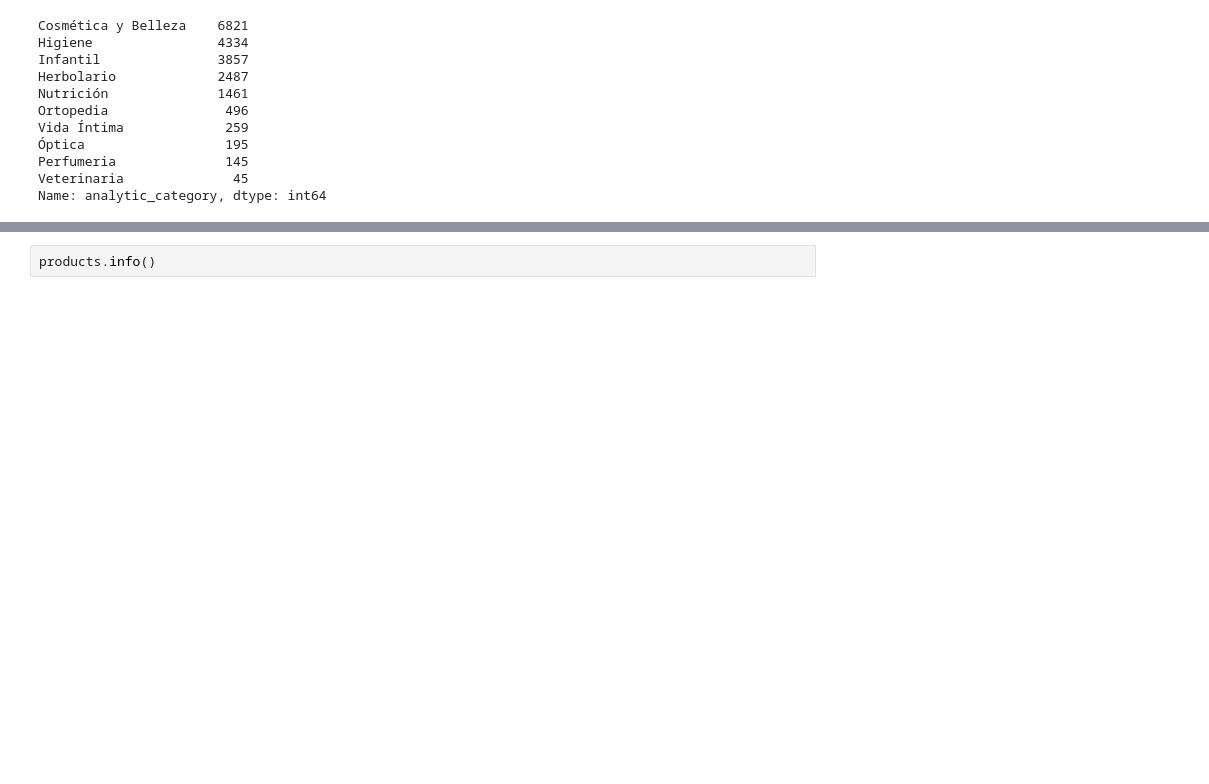
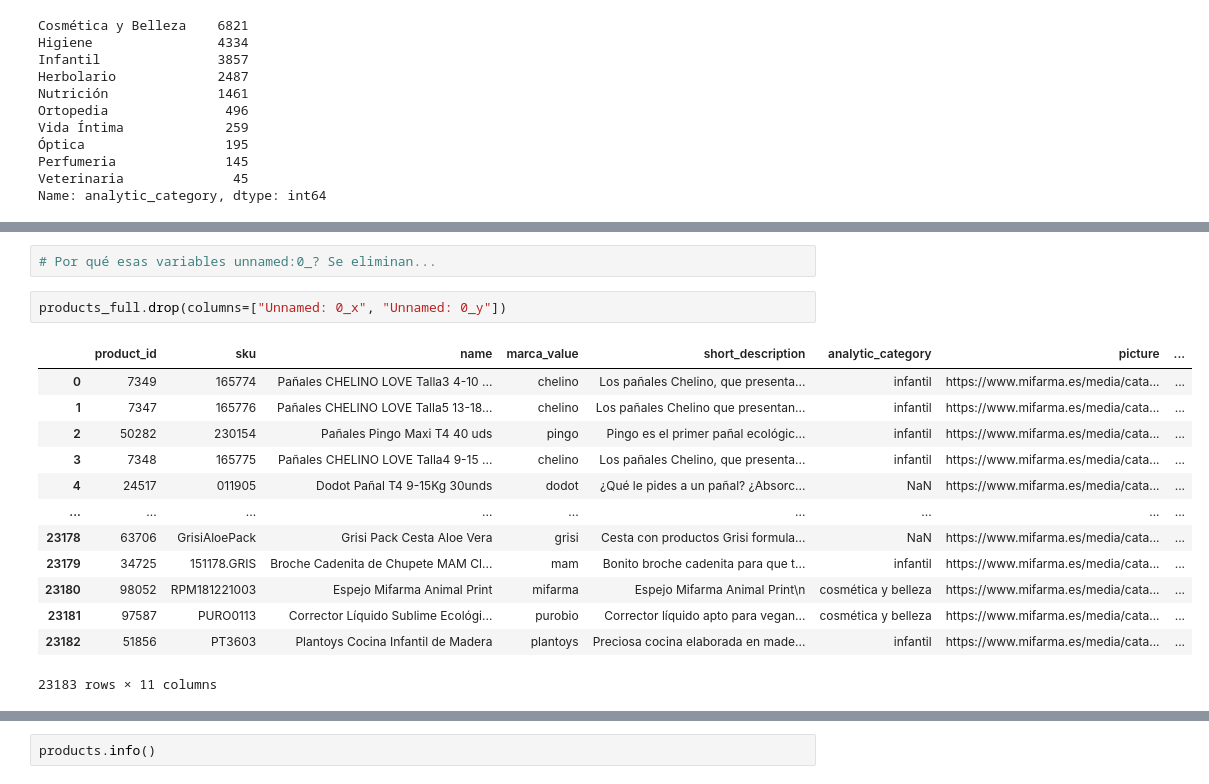
Before and after one commit to Jpardo07/DatathonProject, a Jupyter notebook: Join_products.ipynb, the cells around one changed output, grey strips where cells are left out. Drawn from its saved outputs; the diff is of its cells as text; blank space fills up the shorter version.

```diff
--- a/Join_products.ipynb
+++ b/Join_products.ipynb
@@ -98,0 +141,18 @@ memory usage: 2.3+ MB
+# %%
+# Por qué esas variables unnamed:0_? Se eliminan...
+# %%
+products_full.drop(columns=["Unnamed: 0_x", "Unnamed: 0_y"])
+# %% [output]
+|  | product_id | sku | name | marca_value | short_description | analytic_category | picture | ... |
+| 0 | 7349 | 165774 | Pañales CHELINO LOVE Talla3 4-10 ... | chelino | Los pañales Chelino, que presenta... | infantil | https://www.mifarma.es/media/cata... | ... |
+| 1 | 7347 | 165776 | Pañales CHELINO LOVE Talla5 13-18... | chelino | Los pañales Chelino que presentan... | infantil | https://www.mifarma.es/media/cata... | ... |
+| 2 | 50282 | 230154 | Pañales Pingo Maxi T4 40 uds | pingo | Pingo es el primer pañal ecológic... | infantil | https://www.mifarma.es/media/cata... | ... |
+| 3 | 7348 | 165775 | Pañales CHELINO LOVE Talla4 9-15 ... | chelino | Los pañales Chelino, que presenta... | infantil | https://www.mifarma.es/media/cata... | ... |
+| 4 | 24517 | 011905 | Dodot Pañal T4 9-15Kg 30unds | dodot | ¿Qué le pides a un pañal? ¿Absorc... | NaN | https://www.mifarma.es/media/cata... | ... |
+| ... | ... | ... | ... | ... | ... | ... | ... | ... |
+| 23178 | 63706 | GrisiAloePack | Grisi Pack Cesta Aloe Vera | grisi | Cesta con productos Grisi formula... | NaN | https://www.mifarma.es/media/cata... | ... |
+| 23179 | 34725 | 151178.GRIS | Broche Cadenita de Chupete MAM Cl... | mam | Bonito broche cadenita para que t... | infantil | https://www.mifarma.es/media/cata... | ... |
+| 23180 | 98052 | RPM181221003 | Espejo Mifarma Animal Print | mifarma | Espejo Mifarma Animal Print\n | cosmética y belleza | https://www.mifarma.es/media/cata... | ... |
+| 23181 | 97587 | PURO0113 | Corrector Líquido Sublime Ecológi... | purobio | Corrector líquido apto para vegan... | cosmética y belleza | https://www.mifarma.es/media/cata... | ... |
+| 23182 | 51856 | PT3603 | Plantoys Cocina Infantil de Madera | plantoys | Preciosa cocina elaborada en made... | infantil | https://www.mifarma.es/media/cata... | ... |
+23183 rows × 11 columns
```
Also changed, not shown: parts of 40 cells of this notebook.
